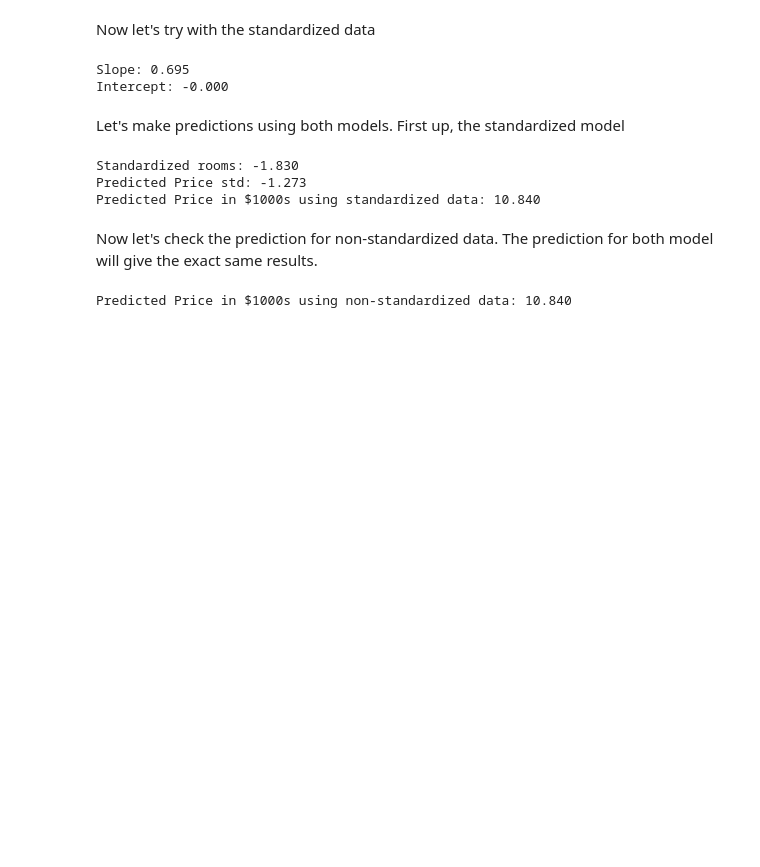
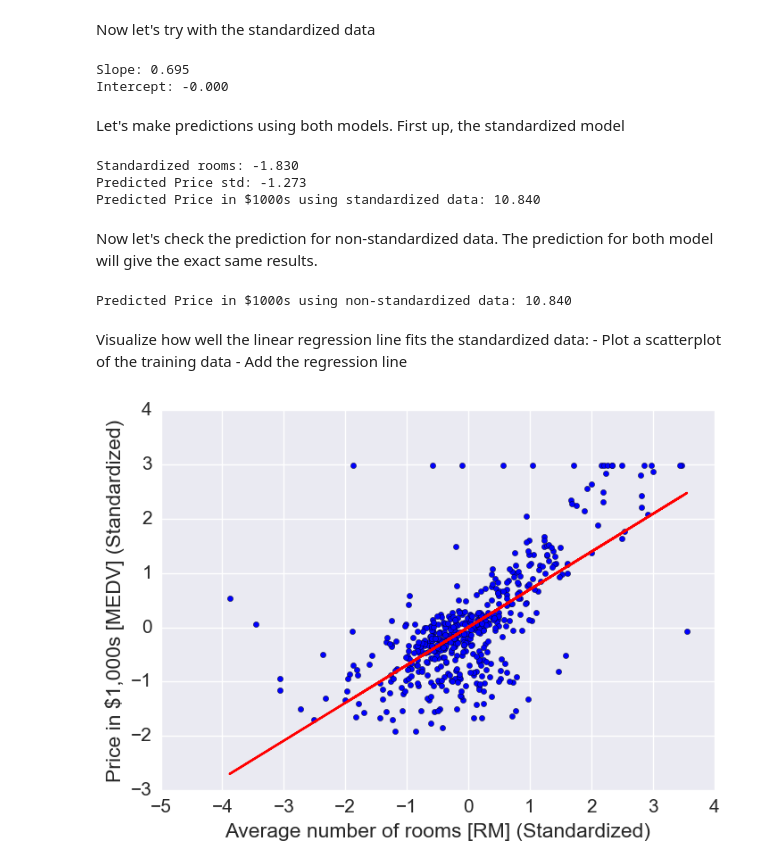
Before and after one commit to djpandit007/silver-doodle, a Jupyter notebook: SER 516 - Regression Analysis Notebook.ipynb, the cells around one changed output. Drawn from its saved outputs; the diff is of its cells as text; code cells hidden in the pictures; blank space fills up the shorter version.

```diff
--- a/SER 516 - Regression Analysis Notebook.ipynb
+++ b/SER 516 - Regression Analysis Notebook.ipynb
@@ -141,3 +141,15 @@ predicted_price_non_std = slr.predict(np.array(num_rooms).reshape(len(num_rooms)
 print "Predicted Price in $1000s using non-standardized data: %.3f" % predicted_price_non_std
 # %% [output]
 Predicted Price in $1000s using non-standardized data: 10.840
+# %% [markdown]
+Visualize how well the linear regression line fits the standardized data:
+    - Plot a scatterplot of the training data
+    - Add the regression line
+# %%
+plt.scatter(X_std, y_std, c='blue')
+plt.plot(X_std, slr_std.predict(X_std), color='red')
+plt.xlabel("Average number of rooms [RM] (Standardized)")
+plt.ylabel("Price in $1,000s [MEDV] (Standardized)")
+plt.show()
+# %% [output]
+[figure, added]
```
Also changed, not shown: parts of 8 cells of this notebook.
